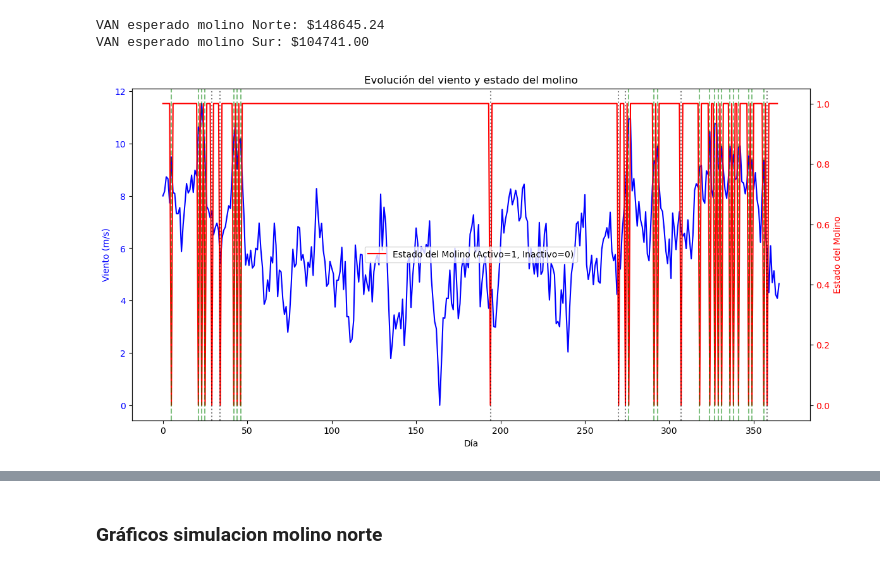
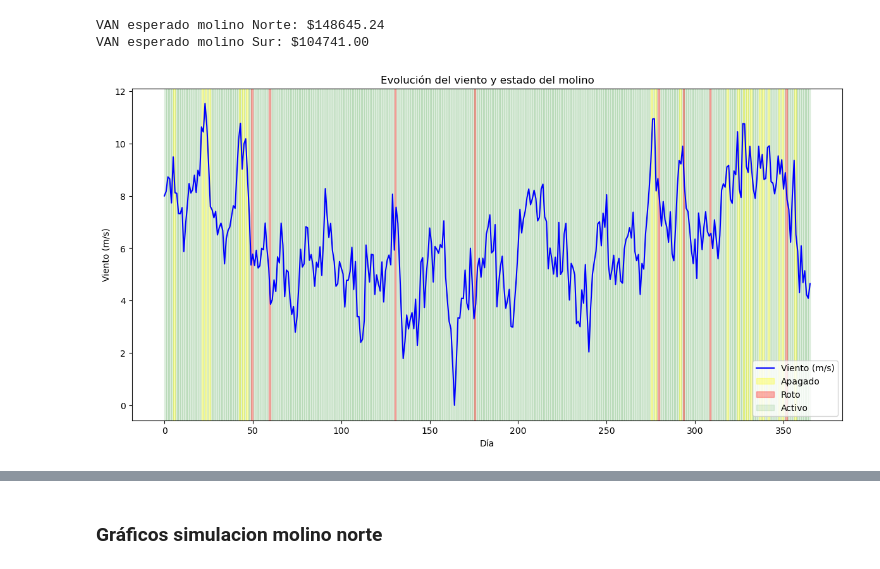
Before and after one commit to emi-verdun/Simulacion-Molino-ACN, a Jupyter notebook: simulacion.ipynb, the cells around one changed output, grey strips where cells are left out. Drawn from its saved outputs; the diff is of its cells as text; code cells hidden in the pictures.

```diff
--- a/simulacion.ipynb
+++ b/simulacion.ipynb
@@ -382,49 +382,48 @@ print(f"VAN esperado molino Sur: ${van_sur:.2f}")
 VAN esperado molino Norte: $148645.24
 VAN esperado molino Sur: $104741.00
 # %%
-# Selecciona un camino típico de las simulaciones
+# Simula el camino del viento y los estados del molino
 camino_viento = viento_molino_sur[0]
 
-# Simula los estados del molino para ese camino de viento
 _, cashflows, active, shut_downs, breakdowns = simulate_molino(
-    S=camino_viento.reshape(1, -1),  # Requiere un reshape para mantener la compatibilidad
+    S=camino_viento.reshape(1, -1),
     K=K,
     delta=delta
 )
+
+# Ajustar el estado del molino
+estado_molino = np.ones_like(active[0], dtype=int)
+estado_molino[shut_downs[0]] = 0
+estado_molino[breakdowns[0]] = -1
 
 # Crear la figura y los ejes
 fig, ax1 = plt.subplots(figsize=(12, 6))
 
 # Grafico del viento
 ax1.plot(camino_viento, label="Viento (m/s)", color="blue")
 ax1.set_xlabel("Día")
-ax1.set_ylabel("Viento (m/s)", color="blue")
-ax1.tick_params(axis='y', labelcolor="blue")
+ax1.set_ylabel("Viento (m/s)", color="black")
+ax1.tick_params(axis='y', labelcolor="black")
 
-# Crear un segundo eje para el estado del molino
-ax2 = ax1.twinx()
-ax2.plot(active[0], label="Estado del Molino (Activo=1, Inactivo=0)", color="red")
-ax2.set_ylabel("Estado del Molino", color="red")
-ax2.tick_params(axis='y', labelcolor="red")
+# Crear diccionario para manejar etiquetas y colores únicos
+legend_elements = {
+    'Apagado': {'color': 'yellow', 'alpha': 0.3},
+    'Roto': {'color': 'red', 'alpha': 0.3},
+    'Activo': {'color': 'green', 'alpha': 0.1}
+}
 
-# Líneas verticales para indicar apagados
-for i, shut in enumerate(shut_downs[0]):
-    if shut:
-        ax2.axvline(x=i, color="green", linestyle="--", alpha=0.5, label="Apagado" if i == 0 else "")
+# Superponer regiones de color según el estado del molino
+for state, properties in legend_elements.items():
+    indices = np.where(estado_molino == {'Apagado': 0, 'Roto': -1, 'Activo': 1}[state])[0]
+    for i in indices:
+        ax1.axvspan(i, i+1, color=properties['color'], alpha=properties['alpha'], label=state if i == indices[0] else "")
 
-# Líneas verticales para indicar roturas
-for i, breakdown in enumerate(breakdowns[0]):
-    if breakdown:
-        ax2.axvline(x=i, color="black", linestyle=":", alpha=0.5, label="Rotura" if i == 0 else "")
-
-# Evitar duplicación de leyendas
-handles, labels = ax2.get_legend_handles_labels()
-unique_labels = {label: handle for label, handle in zip(labels, handles)}
-ax2.legend(unique_labels.values(), unique_labels.keys())
+# Añadir la leyenda sólo una vez por categoría
+ax1.legend(loc="lower right")
 
 # Ajustar y mostrar
 fig.tight_layout()
 plt.title("Evolución del viento y estado del molino")
 plt.show()
 # %% [output]
-[figure, old version]
+[figure, new version]
```
Also changed, not shown: parts of 2 cells of this notebook.
